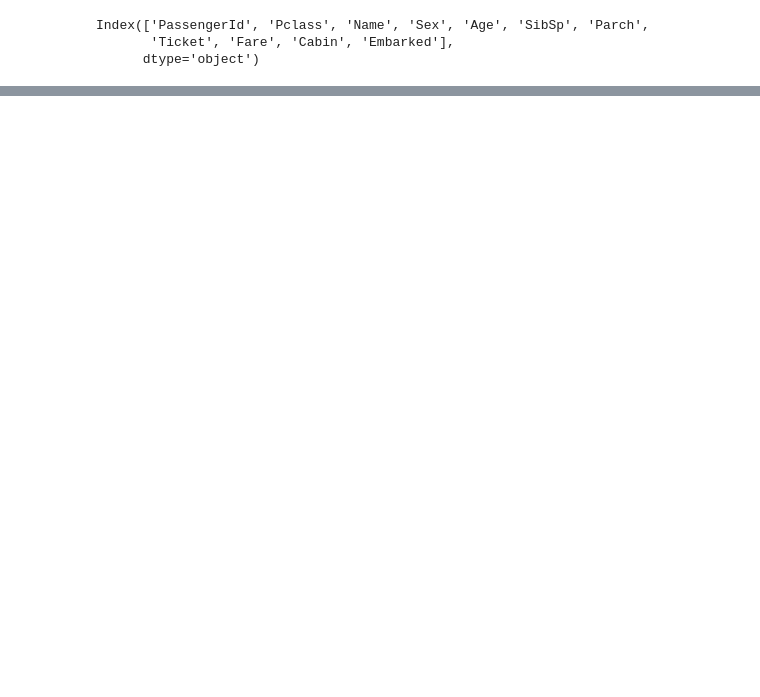
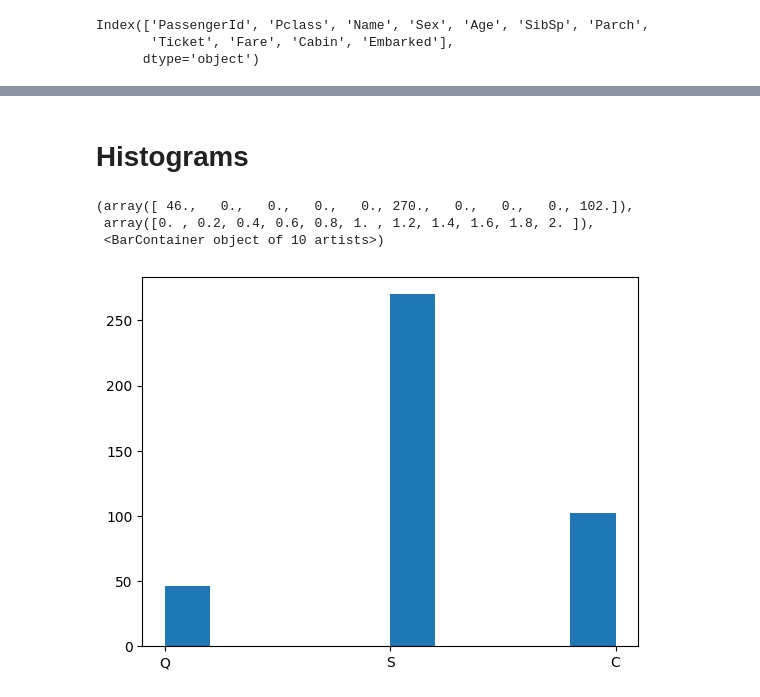
Before and after one commit to lexmckenz/csci_1070, a Jupyter notebook: week_04/intro_to_data_viz.ipynb, the cells around one changed output, grey strips where cells are left out. Drawn from its saved outputs; the diff is of its cells as text; code cells hidden in the pictures; blank space fills up the shorter version.

```diff
--- a/week_04/intro_to_data_viz.ipynb
+++ b/week_04/intro_to_data_viz.ipynb
@@ -48,0 +130,10 @@ Index(['PassengerId', 'Pclass', 'Name', 'Sex', 'Age', 'SibSp', 'Parch',
+# %% [markdown]
+# Histograms
+# %%
+# only plotting one column. Shows you how many of a particular event occurred
+plt.hist(titanic_df['Embarked'])
+# %% [output]
+(array([ 46.,   0.,   0.,   0.,   0., 270.,   0.,   0.,   0., 102.]),
+ array([0. , 0.2, 0.4, 0.6, 0.8, 1. , 1.2, 1.4, 1.6, 1.8, 2. ]),
+ <BarContainer object of 10 artists>)
+[figure, added]
```
Also changed, not shown: parts of 16 cells of this notebook.
